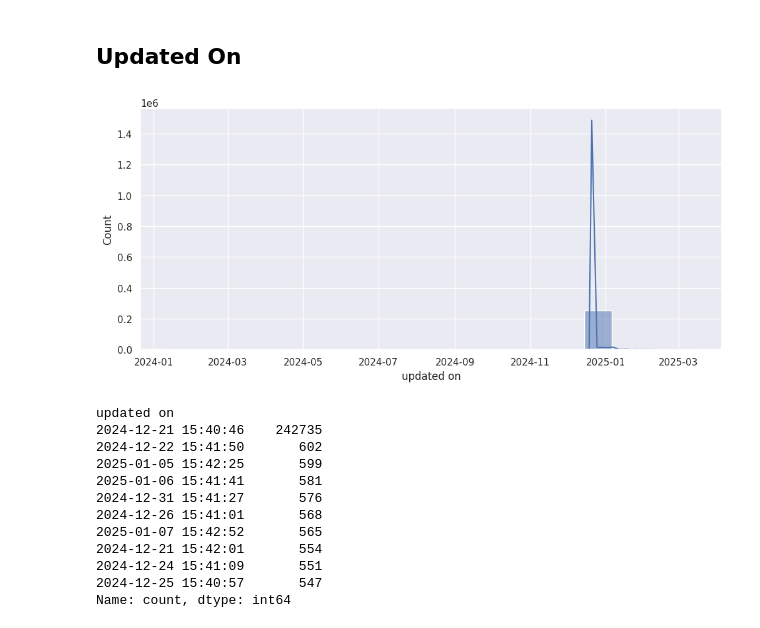
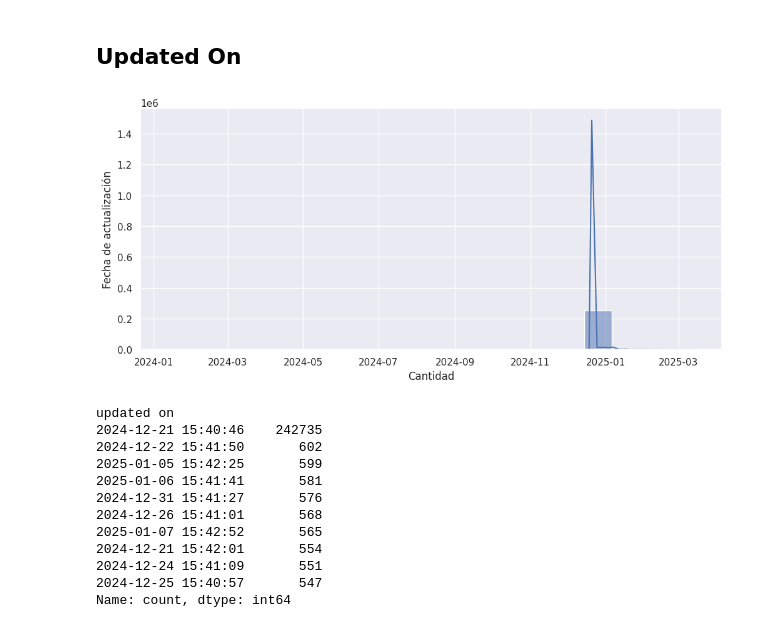
Before and after one commit to mbarquienero/Analisis_de_datos, a Jupyter notebook: chicago_crimenes.ipynb, the cells around one changed output. Drawn from its saved outputs; the diff is of its cells as text; code cells hidden in the pictures.

```diff
--- a/chicago_crimenes.ipynb
+++ b/chicago_crimenes.ipynb
@@ -1367,10 +1367,13 @@ Genera sospechas respecto de negligencia en la carga de los datos o simplemente
 # %%
 # observamos la distribución de la misma
 fig, ax = plt.subplots(figsize=(12,5))
 sns.histplot(df, x='updated on', kde=True, ax=ax)
+
+ax.set_xlabel('Cantidad')
+ax.set_ylabel('Fecha de actualización')
 plt.show()
 # %% [output]
-[figure, old version]
+[figure, new version]
 # %%
 # aparece el pico antes mencionado, vemos frecuencias
 df['updated on'].value_counts().head(10)
```
Also changed, not shown: parts of 4 cells of this notebook.
